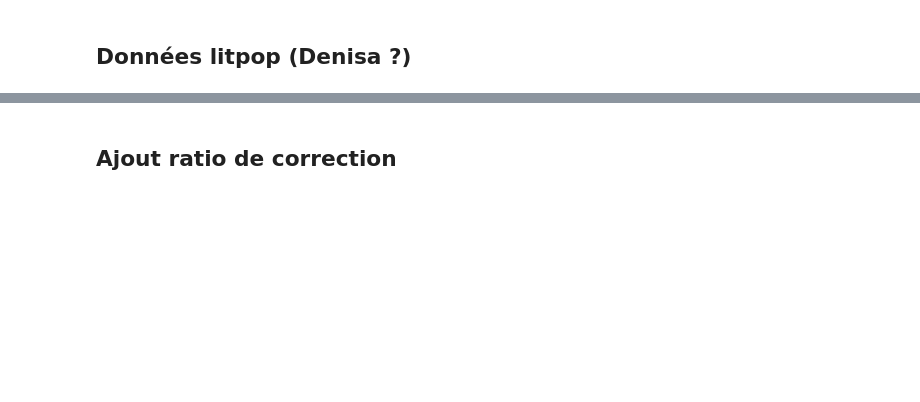
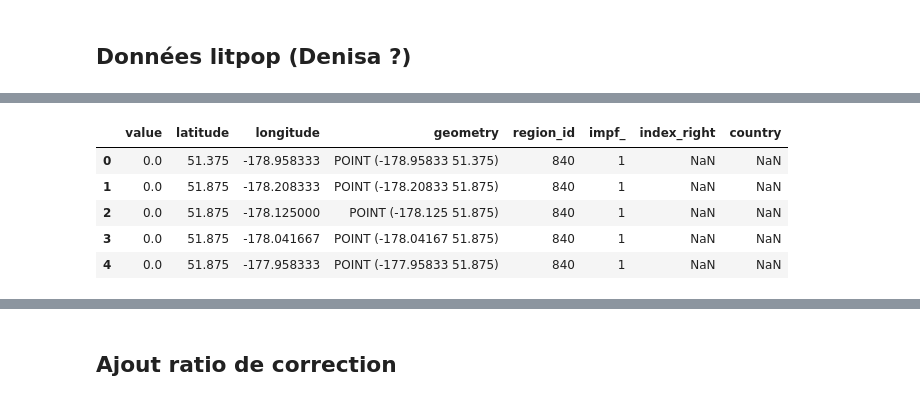
Before and after one commit to Pladifes/catherina, a Jupyter notebook: national_damages.ipynb, the cells around one changed output, grey strips where cells are left out. Saved outputs shown, nothing was run; the diff lists cells and outputs as text; code cells hidden in the pictures; blank space fills up the shorter version.

```diff
--- a/national_damages.ipynb
+++ b/national_damages.ipynb
@@ -68,0 +53,18 @@ for year in tqdm(list(range(2025,2100+1))):
+# %%
+# Pays du monde
+world = gpd.read_file(
+    "https://naturalearth.s3.amazonaws.com/110m_cultural/ne_110m_admin_0_countries.zip"
+)
+
+# Jointure spatiale
+litpop_with_country = gpd.sjoin(
+    litpop,
+    world[["NAME", "geometry"]],
+    how="left",
+    predicate="within"
+)
+
+litpop_with_country.rename(columns={"NAME": "country"}, inplace=True)
+
+# Comptage par pays
+litpop_with_country["country"].value_counts()
@@ -68,0 +92,9 @@ for year in tqdm(list(range(2025,2100+1))):
+# %%
+litpop_with_country.head()
+# %% [output]
+|  | value | latitude | longitude | geometry | region_id | impf_ | index_right | country |
+| 0 | 0.0 | 51.375 | -178.958333 | POINT (-178.95833 51.375) | 840 | 1 | NaN | NaN |
+| 1 | 0.0 | 51.875 | -178.208333 | POINT (-178.20833 51.875) | 840 | 1 | NaN | NaN |
+| 2 | 0.0 | 51.875 | -178.125000 | POINT (-178.125 51.875) | 840 | 1 | NaN | NaN |
+| 3 | 0.0 | 51.875 | -178.041667 | POINT (-178.04167 51.875) | 840 | 1 | NaN | NaN |
+| 4 | 0.0 | 51.875 | -177.958333 | POINT (-177.95833 51.875) | 840 | 1 | NaN | NaN |
```
Also changed, not shown: parts of 27 cells of this notebook, 15 other files.
